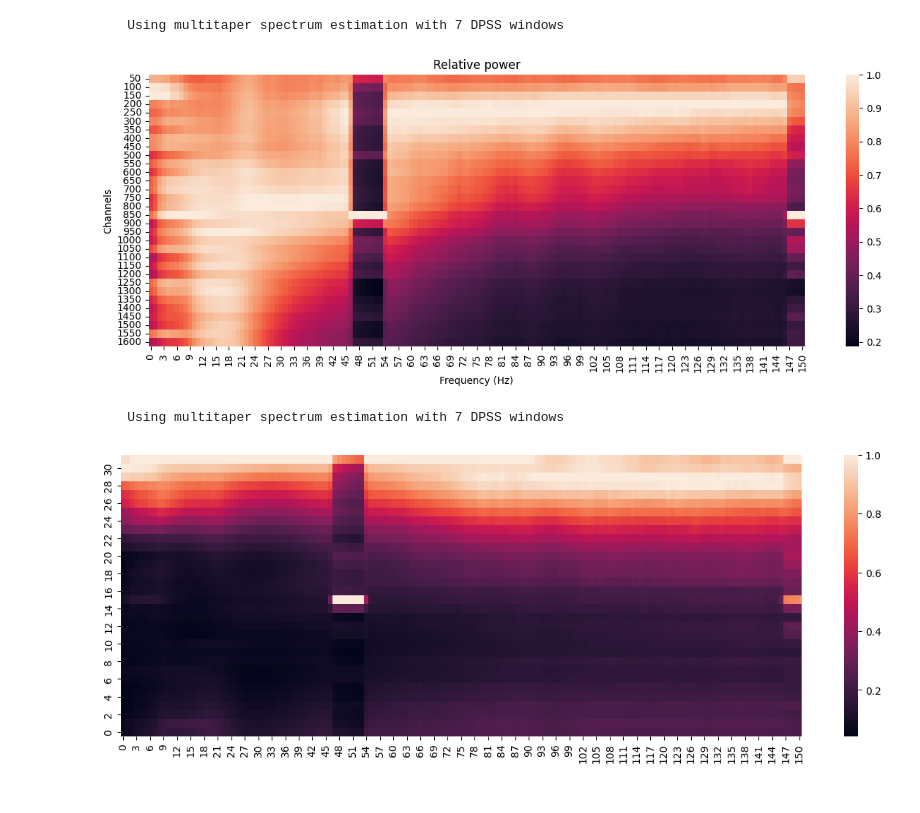
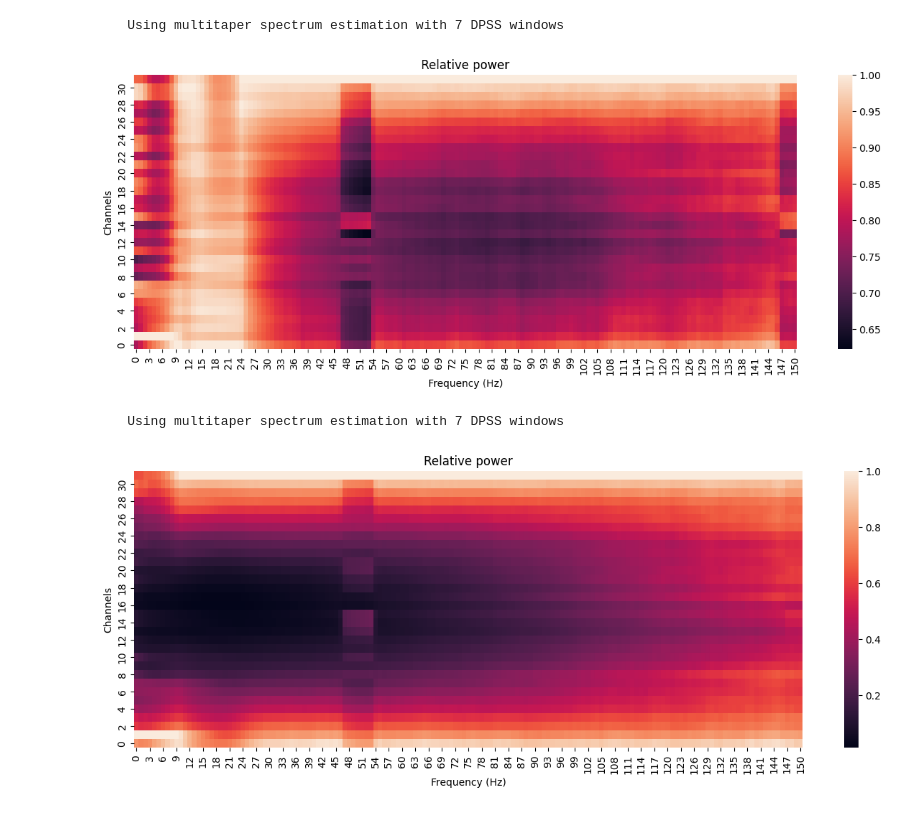
Before and after one commit to Ibos-lab/EphysVibe, a Jupyter notebook: examples/csd_power.ipynb, the cells around one changed output. Drawn from its saved outputs; the diff is of its cells as text; code cells hidden in the pictures.

```diff
--- a/examples/csd_power.ipynb
+++ b/examples/csd_power.ipynb
@@ -6,7 +6,7 @@ from ephysvibe.task import task_constants
 import matplotlib.pyplot as plt
 import seaborn as sns
 # %%
-path = '/envau/work/invibe/USERS/IBOS/data/Riesling/TSCM/OpenEphys/session_struct/Riesling/lip/2023-03-06_10-32-51_Riesling_lip_e1_r1.h5'
+path = '/envau/work/invibe/USERS/IBOS/data/Riesling/TSCM/OpenEphys/session_struct/Riesling/lip/2022-11-30_10-42-03_Riesling_lip_e1_r1.h5'
 data = TrialsData.from_python_hdf5(path)
 # %%
 trial_idx = np.where(np.logical_and(data.trial_error == 0, data.block == 1))[0]
@@ -69,26 +97,35 @@ _,ax = plt.subplots(figsize=(15,5))
 sns.heatmap(avg_psd)
 ax.set_title("Relative power")
 ax.set(xlabel="Frequency (Hz)", ylabel="Channels")
-ax.set_yticks(np.flip(np.arange(0.5, n_channels  + 0.5)))
-ax.set_yticklabels(ch_depth.astype(int), rotation=0)
+# ax.set_yticks(np.flip(np.arange(0.5, n_channels  + 0.5)))
+# ax.set_yticklabels(ch_depth.astype(int), rotation=0)
 ax.invert_yaxis()
 plt.show()
 # %% [output]
     Using multitaper spectrum estimation with 7 DPSS windows
-[figure, old version]
+[figure, new version]
 # %%
 x=lfp_median_correction[:,:,:1000]#
 
 avg_psd_median,freqs_median = signal.compute_relative_power(x,psd_method='multitaper',fmax=150,s_freq = s_freq,w_size = w_size)
 
-# Plot RP
+# # Plot RP
+# _,ax = plt.subplots(figsize=(15,5))
+# sns.heatmap(avg_psd_median)
+# ax.invert_yaxis()
+# plt.show()
+
 _,ax = plt.subplots(figsize=(15,5))
 sns.heatmap(avg_psd_median)
+ax.set_title("Relative power")
+ax.set(xlabel="Frequency (Hz)", ylabel="Channels")
+# ax.set_yticks(np.flip(np.arange(0.5, n_channels  + 0.5)))
+# ax.set_yticklabels(ch_depth.astype(int), rotation=0)
 ax.invert_yaxis()
 plt.show()
 # %% [output]
     Using multitaper spectrum estimation with 7 DPSS windows
-[figure, old version]
+[figure, new version]
 # %%
 # compute relative power maps
 rp_alpha_beta = avg_psd[:, np.where(np.logical_and(freqs > 10, freqs < 30))[0]]
```
Also changed, not shown: parts of 7 cells of this notebook, 13 other files.
